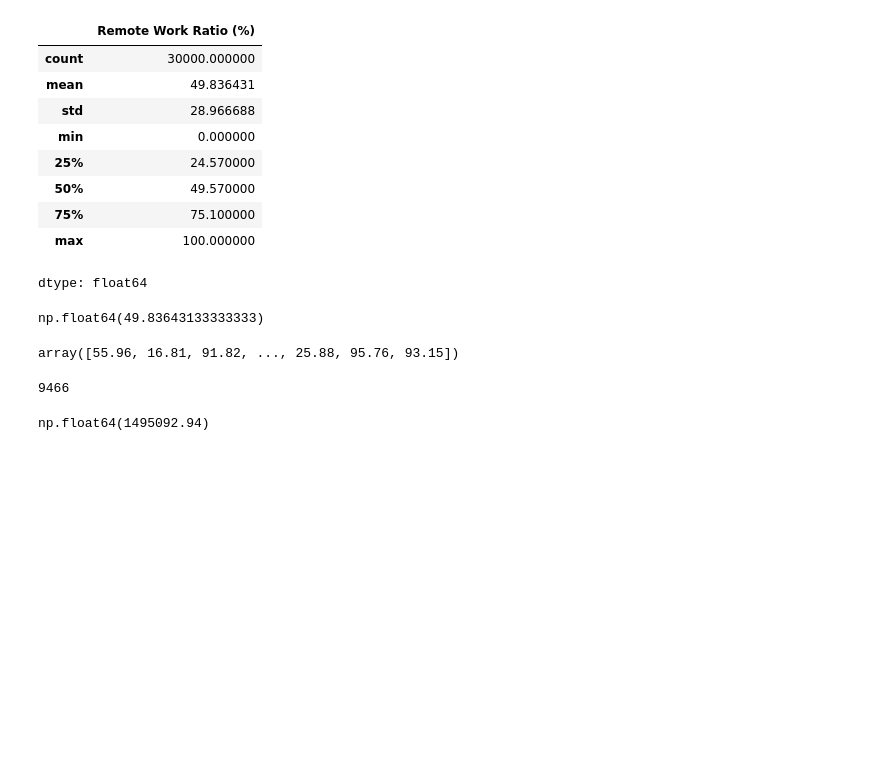
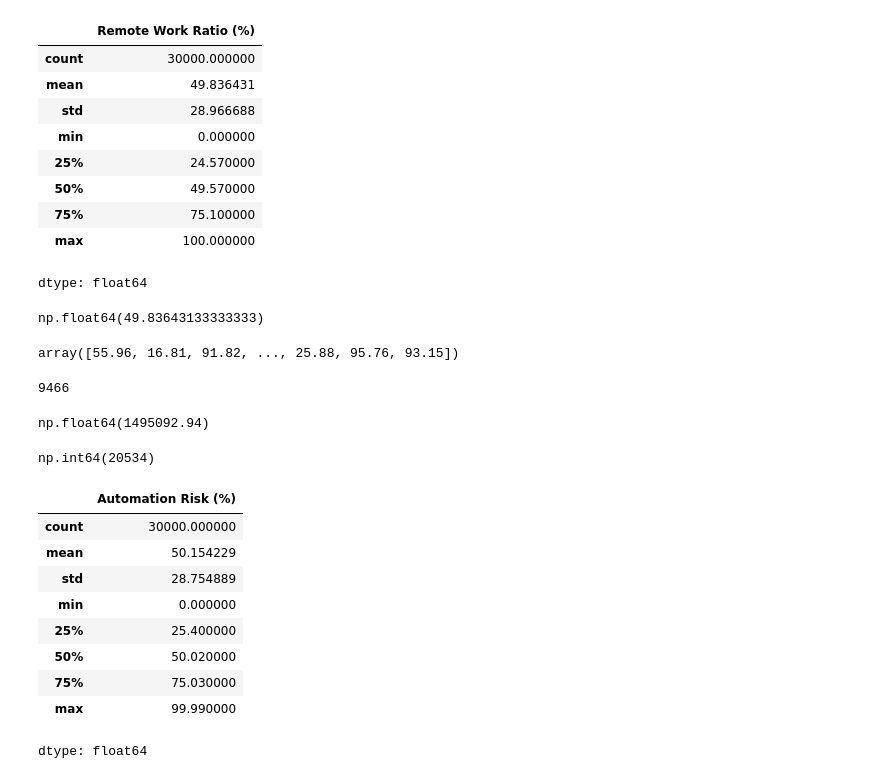
Before and after one commit to AJ0043/AI-Future-of-Jobs-Intelligence-Platform, a Jupyter notebook: AI_Adoption_&_Growth_Analysis.ipynb, the cells around one changed output. Cells and saved outputs as stored; diff of their text form; code cells hidden in the pictures; blank space fills up the shorter version.

```diff
--- a/AI_Adoption_&_Growth_Analysis.ipynb
+++ b/AI_Adoption_&_Growth_Analysis.ipynb
@@ -679,5 +679,20 @@ ai_data[numerical]['Remote Work Ratio (%)'].nunique()
 ai_data[numerical]['Remote Work Ratio (%)'].sum()
 # %% [output]
 np.float64(1495092.94)
+# %%
+ai_data[numerical]['Remote Work Ratio (%)'].duplicated().sum()
+# %% [output]
+np.int64(20534)
 # %%
-ai_data[numerical][]
+ai_data[numerical]['Automation Risk (%)'].describe()
+# %% [output]
+|  | Automation Risk (%) |
+| count | 30000.000000 |
+| mean | 50.154229 |
+| std | 28.754889 |
+| min | 0.000000 |
+| 25% | 25.400000 |
+| 50% | 50.020000 |
+| 75% | 75.030000 |
+| max | 99.990000 |
+dtype: float64
```
Also changed, not shown: parts of 6 cells of this notebook.
